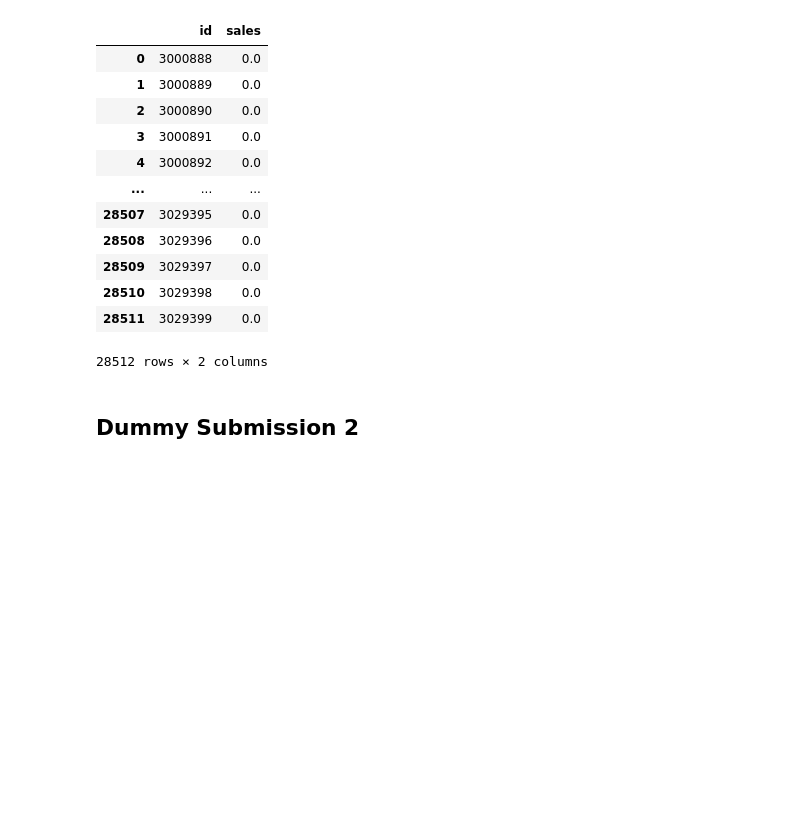
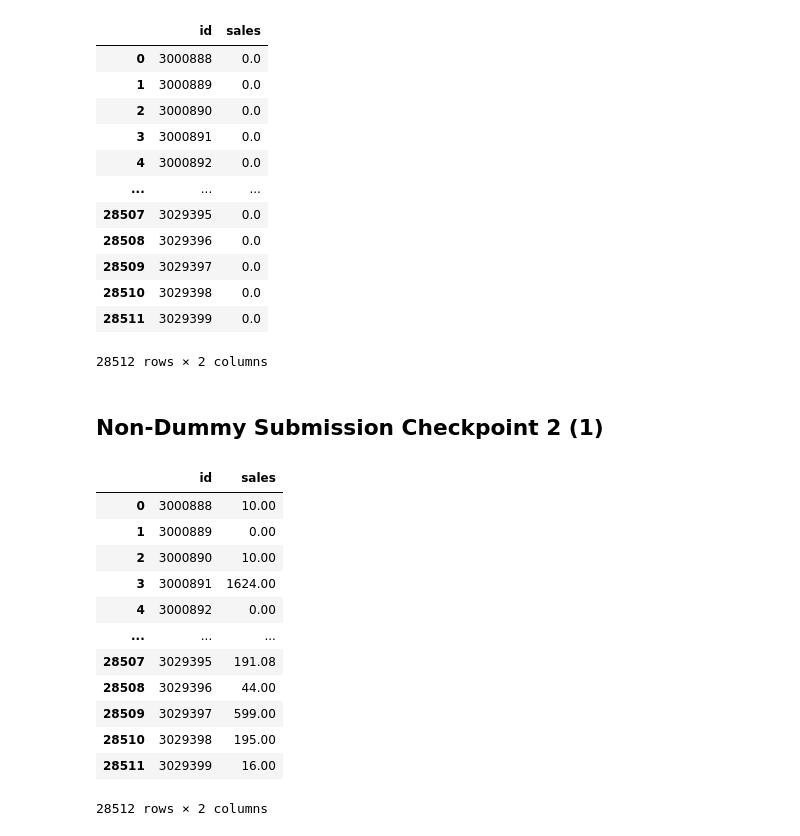
Before and after one commit to saraprettyman/Machine_Learning_Financial_Forcasting, a Jupyter notebook: preprocessing.ipynb, the cells around one changed output. Cells and saved outputs as stored; diff of their text form; code cells hidden in the pictures; blank space fills up the shorter version.

```diff
--- a/preprocessing.ipynb
+++ b/preprocessing.ipynb
@@ -279,15 +280,30 @@ results
 | 28511 | 3029399 | 0.0 |
 28512 rows × 2 columns
 # %% [markdown]
-## Dummy Submission 2
+## Non-Dummy Submission Checkpoint 2 (1)
 # %%
 model = DecisionTreeRegressor()
-
 model.fit(X_trained_transformed, y_train)
 
 y_pred = model.predict(test_transformed_df)
 
 results = pd.concat([test_df['id'], pd.Series(y_pred)], axis=1)
 results.columns = ['id', 'sales']
-results.to_csv('data/submission1_2.csv', index = False, header=True)
+results.to_csv('data/submission2_1.csv', index = False, header=True)
+
+results
+# %% [output]
+|  | id | sales |
+| 0 | 3000888 | 10.00 |
+| 1 | 3000889 | 0.00 |
+| 2 | 3000890 | 10.00 |
+| 3 | 3000891 | 1624.00 |
+| 4 | 3000892 | 0.00 |
+| ... | ... | ... |
+| 28507 | 3029395 | 191.08 |
+| 28508 | 3029396 | 44.00 |
+| 28509 | 3029397 | 599.00 |
+| 28510 | 3029398 | 195.00 |
+| 28511 | 3029399 | 16.00 |
+28512 rows × 2 columns
 # %% [markdown]
```
Also changed, not shown: parts of 5 cells of this notebook.
